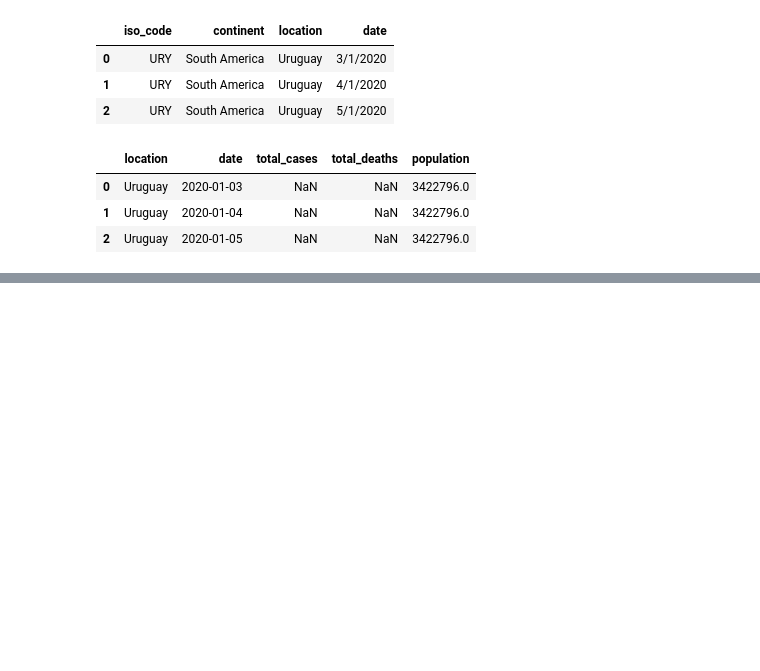
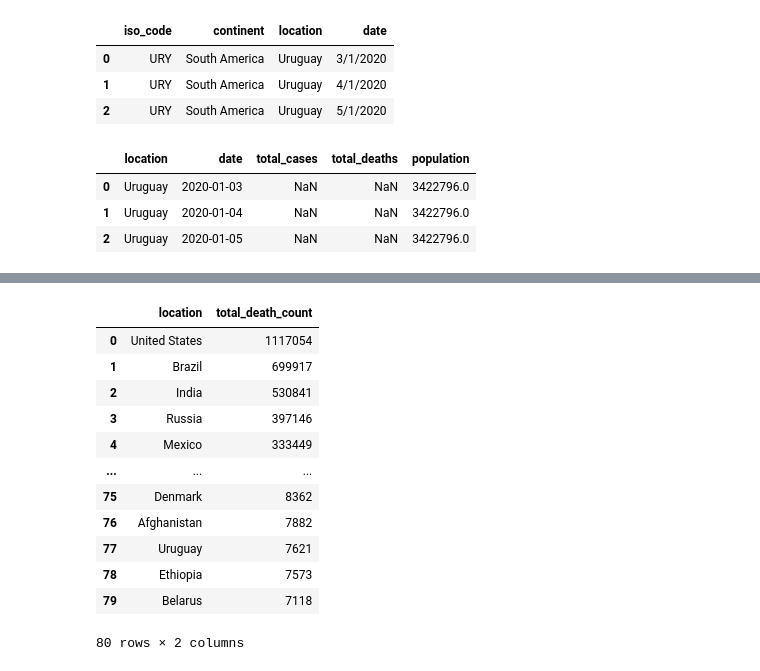
Before and after one commit to David-Almaguer-La-Rosa/SQL-queries-from-Jupyter-Notebook, a Jupyter notebook: Database connection and SQL queries from Jupyter Notebook.ipynb, the cells around one changed output, grey strips where cells are left out. Saved outputs shown, nothing was run; the diff lists cells and outputs as text; code cells hidden in the pictures; blank space fills up the shorter version.

```diff
--- a/Database connection and SQL queries from Jupyter Notebook.ipynb
+++ b/Database connection and SQL queries from Jupyter Notebook.ipynb
@@ -213,0 +220,29 @@ ax.tick_params(axis='x', rotation=90);
+# %%
+# determininig countries that have the highest infection rates and compare it with Uruguay rate
+sql='''
+    SELECT location, MAX(CAST(total_deaths AS INT)) AS total_death_count
+    FROM coviddeaths
+    WHERE continent IS NOT NULL
+    GROUP BY location
+    HAVING MAX(total_deaths) IS NOT NULL
+    ORDER BY total_death_count DESC
+    LIMIT 80
+'''
+query = connection.execute(text(sql))
+result = query.fetchall()
+df_5 = pd.DataFrame(result)
+df_5
+# %% [output]
+|  | location | total_death_count |
+| 0 | United States | 1117054 |
+| 1 | Brazil | 699917 |
+| 2 | India | 530841 |
+| 3 | Russia | 397146 |
+| 4 | Mexico | 333449 |
+| ... | ... | ... |
+| 75 | Denmark | 8362 |
+| 76 | Afghanistan | 7882 |
+| 77 | Uruguay | 7621 |
+| 78 | Ethiopia | 7573 |
+| 79 | Belarus | 7118 |
+80 rows × 2 columns
```
Also changed, not shown: parts of 20 cells of this notebook.
